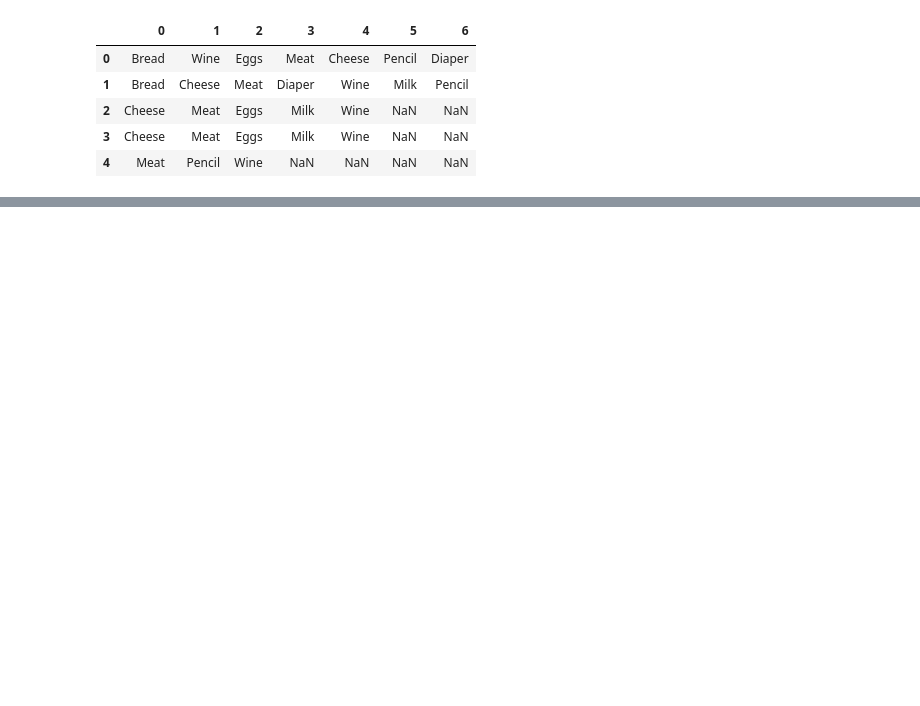
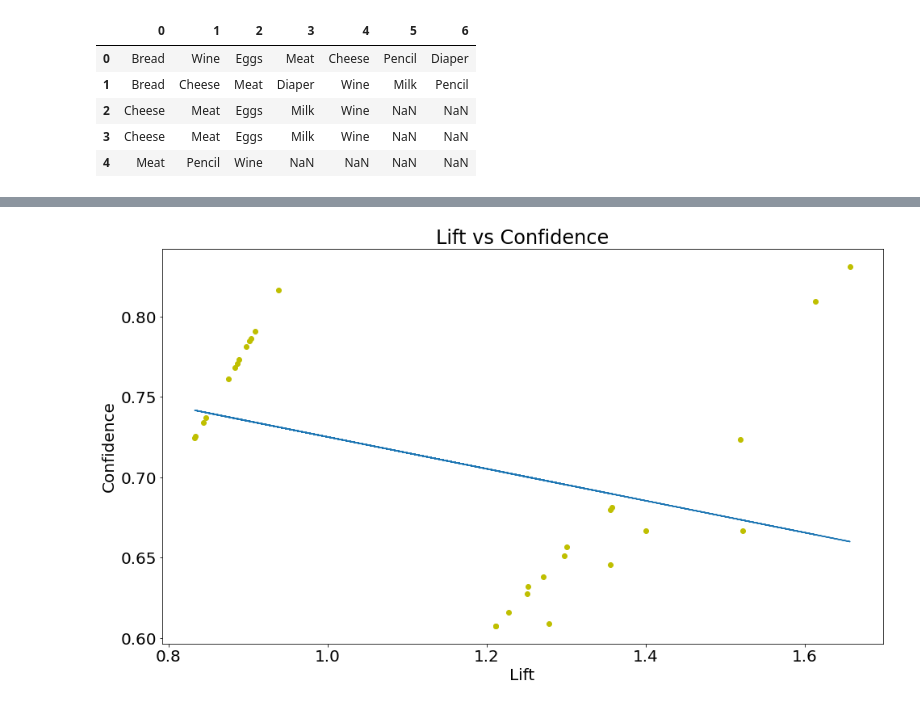
Before and after one commit to amrutheshwaro/data-science-lab, a Jupyter notebook: Practice2.ipynb, the cells around one changed output, grey strips where cells are left out. Cells and saved outputs as stored; diff of their text form; code cells hidden in the pictures; blank space fills up the shorter version.

```diff
--- a/Practice2.ipynb
+++ b/Practice2.ipynb
@@ -37,0 +62,13 @@ print(items)
+# %%
+# Lift vs confidence
+plt.figure(figsize=(16, 9))
+plt.rc('font', size=20)
+fit = np.polyfit(rules['lift'], rules['confidence'], 1)
+fit_fn = np.poly1d(fit)
+plt.plot(rules['lift'], rules['confidence'], 'yo', rules['lift'], fit_fn(rules['lift']))
+plt.xlabel('Lift')
+plt.ylabel('Confidence')
+plt.title('Lift vs Confidence')
+plt.show()
+# %% [output]
+[figure, added]
```
Also changed, not shown: parts of 9 cells of this notebook, 5 other files.
